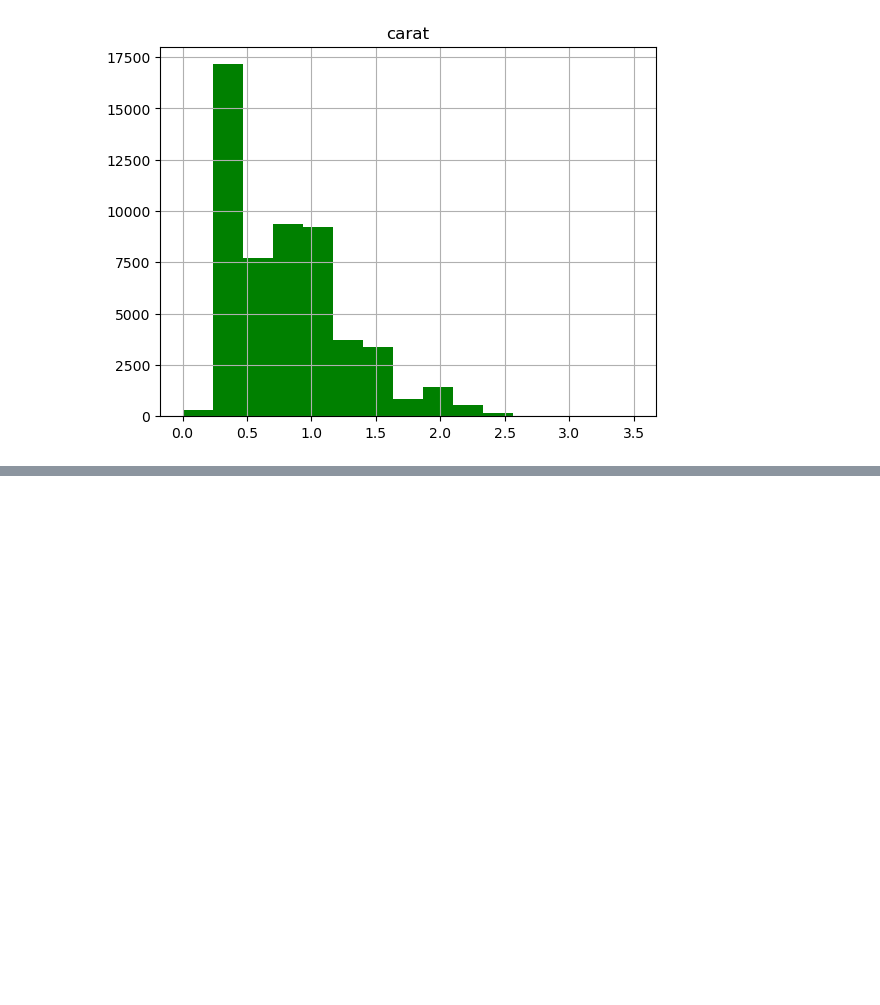
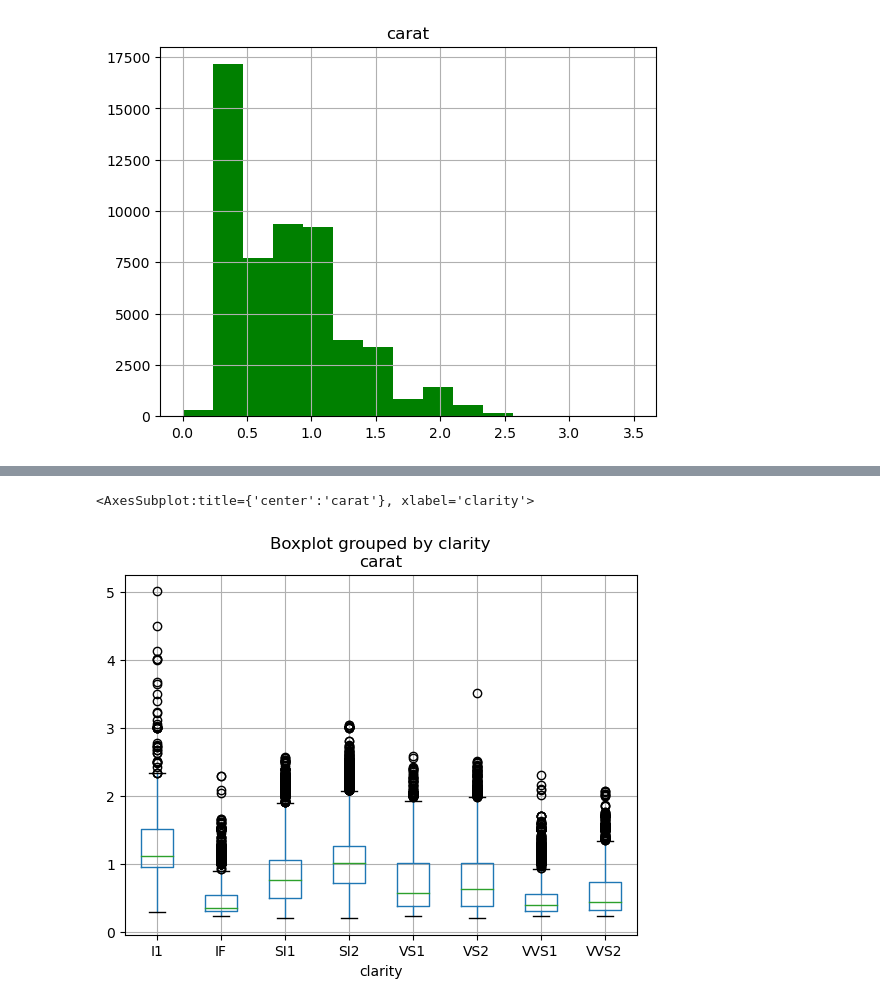
Before and after one commit to Javacream/org.javacream.training.python, a Jupyter notebook: data_analysis/diamonds.ipynb, the cells around one changed output, grey strips where cells are left out. Saved outputs shown, nothing was run; the diff lists cells and outputs as text; code cells hidden in the pictures; blank space fills up the shorter version.

```diff
--- a/data_analysis/diamonds.ipynb
+++ b/data_analysis/diamonds.ipynb
@@ -61,0 +103,5 @@ array([[<AxesSubplot:title={'center':'carat'}>]], dtype=object)
+# %%
+df.boxplot(column='carat', by='clarity')
+# %% [output]
+<AxesSubplot:title={'center':'carat'}, xlabel='clarity'>
+[figure, added]
```
Also changed, not shown: parts of 7 cells of this notebook.
